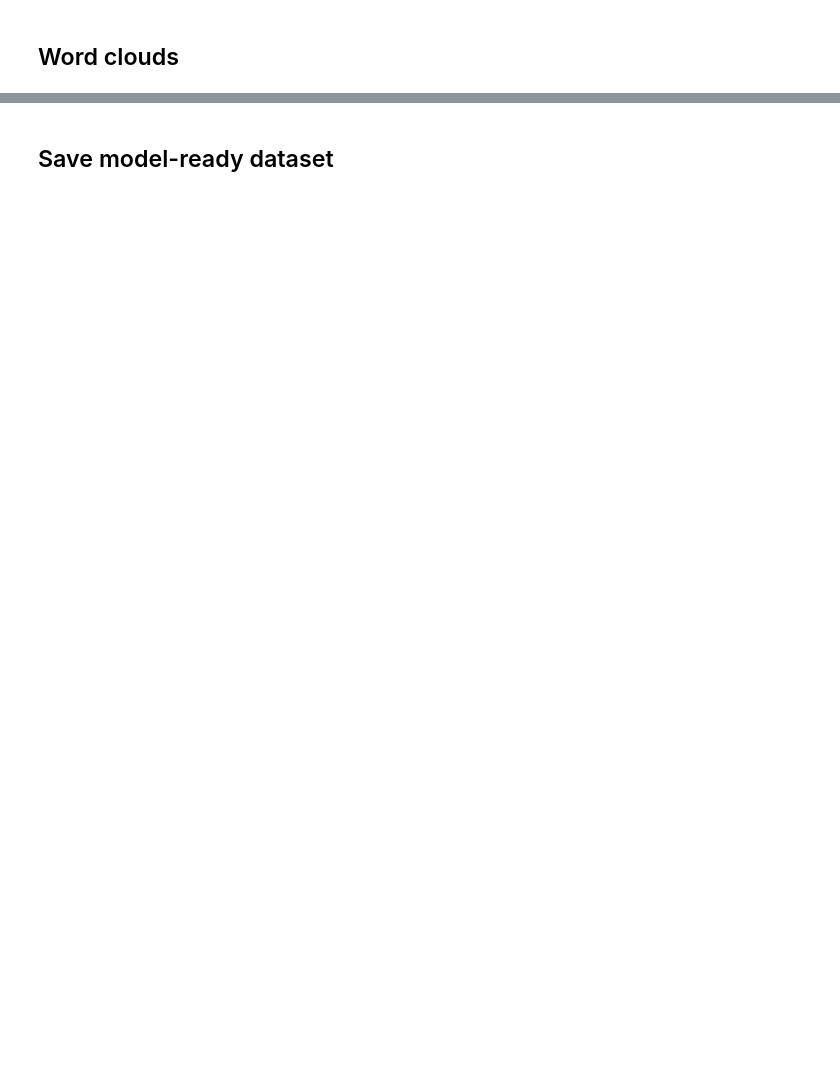
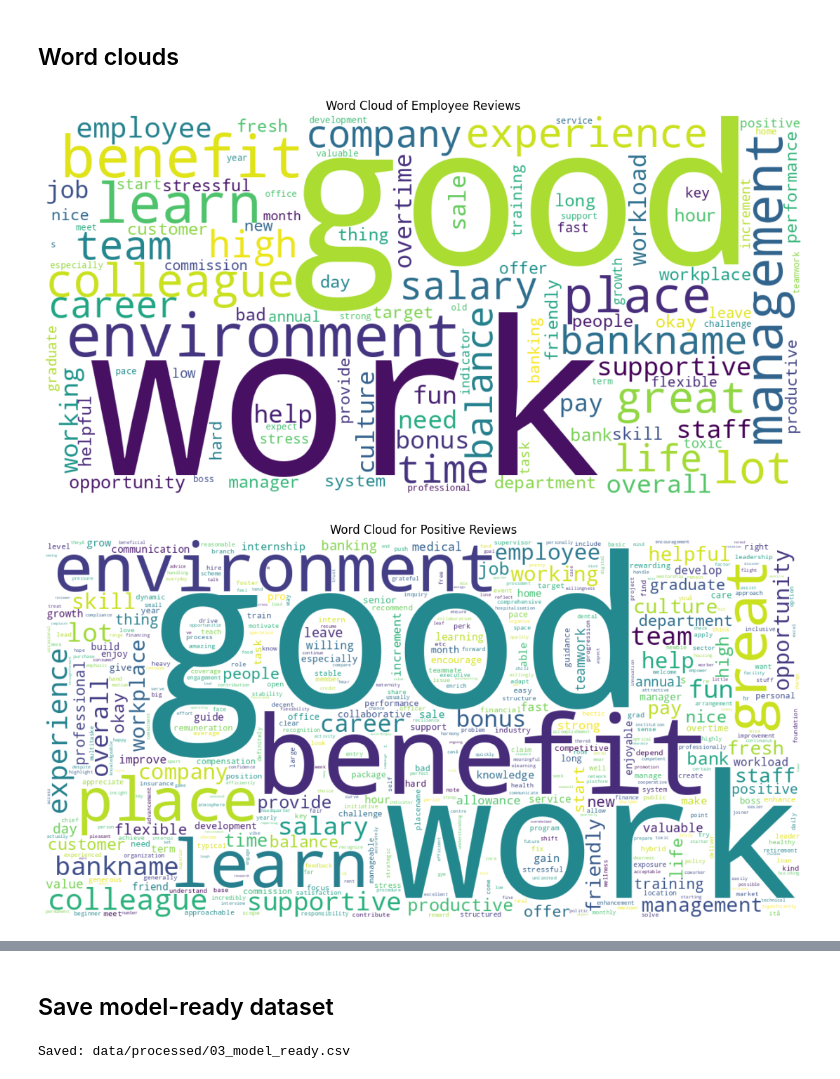
Before and after one commit to sharul-ayub/malaysia-bank-employee-sentiment-analysis, a Jupyter notebook: notebooks/04_tokenization_stopwords_and_lemmatization.ipynb, the cells around one changed output, grey strips where cells are left out. Drawn from its saved outputs; the diff is of its cells as text; code cells hidden in the pictures; blank space fills up the shorter version.

```diff
--- a/notebooks/04_tokenization_stopwords_and_lemmatization.ipynb
+++ b/notebooks/04_tokenization_stopwords_and_lemmatization.ipynb
@@ -16,8 +28,8 @@ This notebook:
 from pathlib import Path
 import pandas as pd
 
-PROJECT_ROOT = Path("..")
-INPUT_PATH = PROJECT_ROOT / "data" / "processed" / "06_sentences_processed.csv"
+PROJECT_ROOT = Path(".")
+INPUT_PATH = PROJECT_ROOT / "data" / "processed" / "02_sentences_labeled_processed.csv"
 PROCESSED_DIR = PROJECT_ROOT / "data" / "processed"
 PROCESSED_DIR.mkdir(parents=True, exist_ok=True)
 
@@ -161,31 +215,34 @@ if all_text.strip():
 
     plt.figure(figsize=(14, 7))
     plt.imshow(wc, interpolation="bilinear")
     plt.axis("off")
     plt.title("Word Cloud of Employee Reviews")
     plt.show()
 
 for sentiment_label in ["Positive", "Negative"]:
     sentiment_text = " ".join(
         df_text_labelled.loc[
             df_text_labelled["sentiment"] == sentiment_label,
             "processed_text"
         ]
         .dropna()
         .astype(str)
     )
 
     if sentiment_text.strip():
         wc = WordCloud(
             width=1200,
             height=600,
             background_color="white",
-            max_words=100,
+            max_words=500,
             collocations=False
         ).generate(sentiment_text)
 
         plt.figure(figsize=(14, 7))
         plt.imshow(wc, interpolation="bilinear")
         plt.axis("off")
         plt.title(f"Word Cloud for {sentiment_label} Reviews")
         plt.show()
+# %% [output]
+[figure, added]
+[figure, added]
@@ -192,7 +250,7 @@ for sentiment_label in ["Positive", "Negative"]:
 # %% [markdown]
 ## Save model-ready dataset
 # %%
-output_path = PROCESSED_DIR / "07_model_ready.csv"
+output_path = PROCESSED_DIR / "03_model_ready.csv"
 
 df_text_labelled.to_csv(
     output_path,
@@ -201,3 +259,5 @@ df_text_labelled.to_csv(
 )
 
 print("Saved:", output_path)
+# %% [output]
+Saved: data/processed/03_model_ready.csv
```
Also changed, not shown: parts of 7 cells of this notebook.
